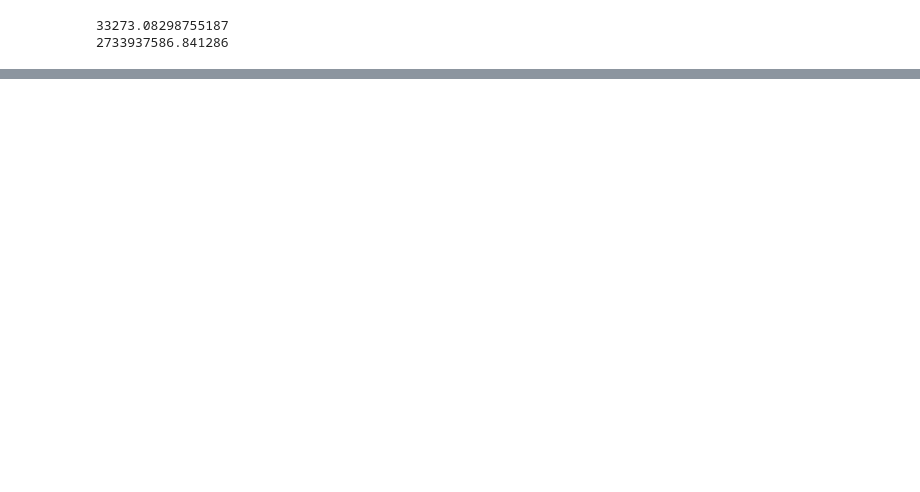
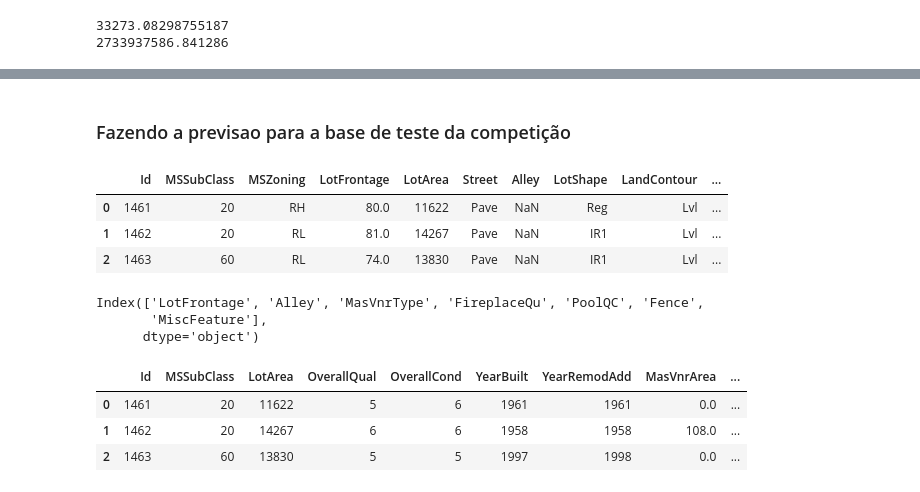
Before and after one commit to BraulioHermanson/Projeto_Housing_Avancado, a Jupyter notebook: Kagle_housing_avançado.ipynb, the cells around one changed output, grey strips where cells are left out. Cells and saved outputs as stored; diff of their text form; code cells hidden in the pictures; blank space fills up the shorter version.

```diff
--- a/Kagle_housing_avançado.ipynb
+++ b/Kagle_housing_avançado.ipynb
@@ -136,0 +165,31 @@ print(mean_squared_error(y_test, y_pred_knn))
+# %% [markdown]
+### Fazendo a previsao para a base de teste da competição
+# %%
+# Importando a base de teste
+teste = pd.read_csv(r'./kaggle_files/test.csv')
+# Visualizando a base
+teste.head(3)
+# %% [output]
+|  | Id | MSSubClass | MSZoning | LotFrontage | LotArea | Street | Alley | LotShape | LandContour | ... |
+| 0 | 1461 | 20 | RH | 80.0 | 11622 | Pave | NaN | Reg | Lvl | ... |
+| 1 | 1462 | 20 | RL | 81.0 | 14267 | Pave | NaN | IR1 | Lvl | ... |
+| 2 | 1463 | 60 | RL | 74.0 | 13830 | Pave | NaN | IR1 | Lvl | ... |
+# %%
+eliminar = teste.columns[teste.isnull().sum()/teste.shape[0] > 0.1]
+eliminar
+# %% [output]
+Index(['LotFrontage', 'Alley', 'MasVnrType', 'FireplaceQu', 'PoolQC', 'Fence',
+       'MiscFeature'],
+      dtype='object')
+# %%
+# Eliminando as mesmas colunas da base de treino
+teste = teste.drop(eliminar,axis=1)
+col_nr_test = teste.columns[teste.dtypes != 'object']
+# Mantendo também apenas as colunas numéricas
+teste = teste.loc[:,col_nr_test]
+teste.head(3)
+# %% [output]
+|  | Id | MSSubClass | LotArea | OverallQual | OverallCond | YearBuilt | YearRemodAdd | MasVnrArea | ... |
+| 0 | 1461 | 20 | 11622 | 5 | 6 | 1961 | 1961 | 0.0 | ... |
+| 1 | 1462 | 20 | 14267 | 6 | 6 | 1958 | 1958 | 108.0 | ... |
+| 2 | 1463 | 60 | 13830 | 5 | 5 | 1997 | 1998 | 0.0 | ... |
```
Also changed, not shown: parts of 10 cells of this notebook, 1 other file.
